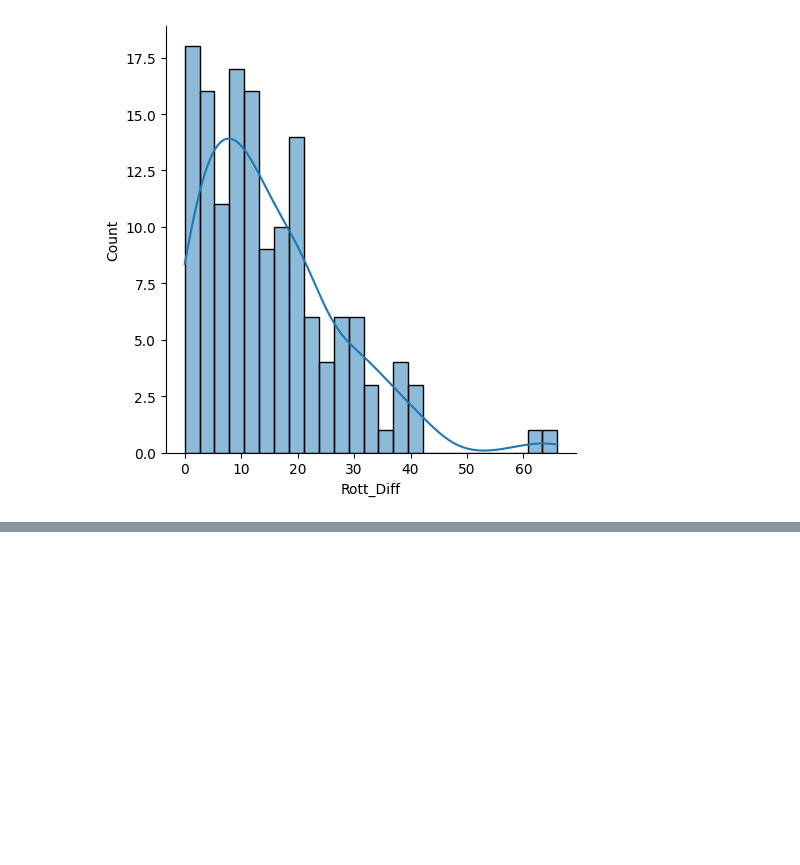
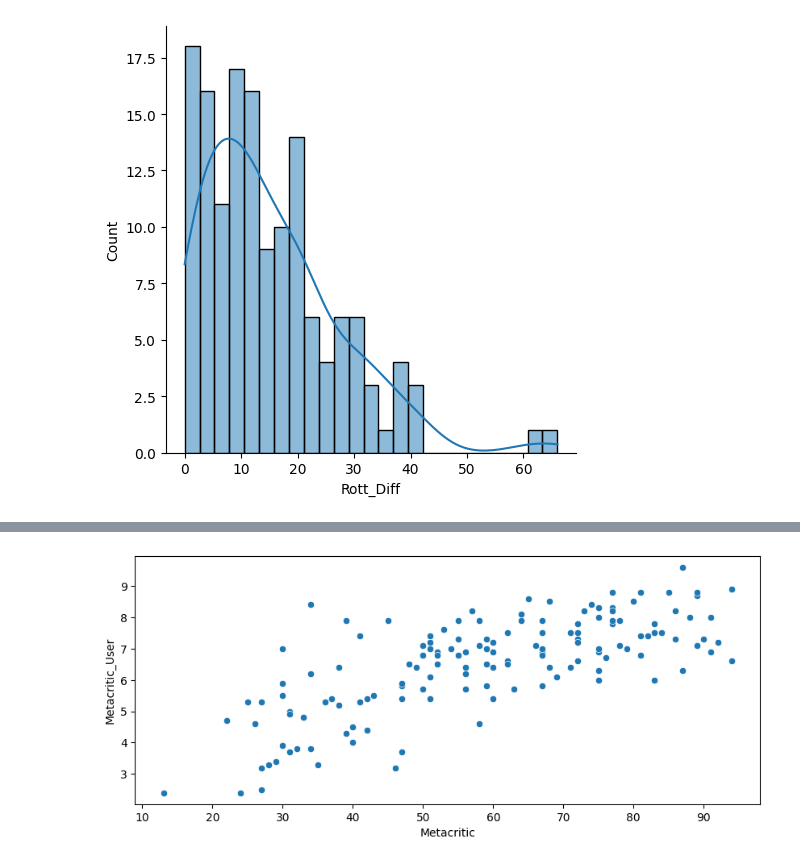
Before and after one commit to Lucress/Be-Suspicious-on-Movies-Rating, a Jupyter notebook: Be_suspicious_online_movie_ratings(Fandango).ipynb, the cells around one changed output, grey strips where cells are left out. Cells and saved outputs as stored; diff of their text form; code cells hidden in the pictures; blank space fills up the shorter version.

```diff
--- a/Be_suspicious_online_movie_ratings(Fandango).ipynb
+++ b/Be_suspicious_online_movie_ratings(Fandango).ipynb
@@ -283,0 +344,5 @@ Name: FILM, dtype: object
+# %%
+plt.figure(figsize=(10,4))
+sns.scatterplot(data=all_sites_scores, x='Metacritic', y='Metacritic_User');
+# %% [output]
+[figure, added]
```
Also changed, not shown: parts of 43 cells of this notebook.
